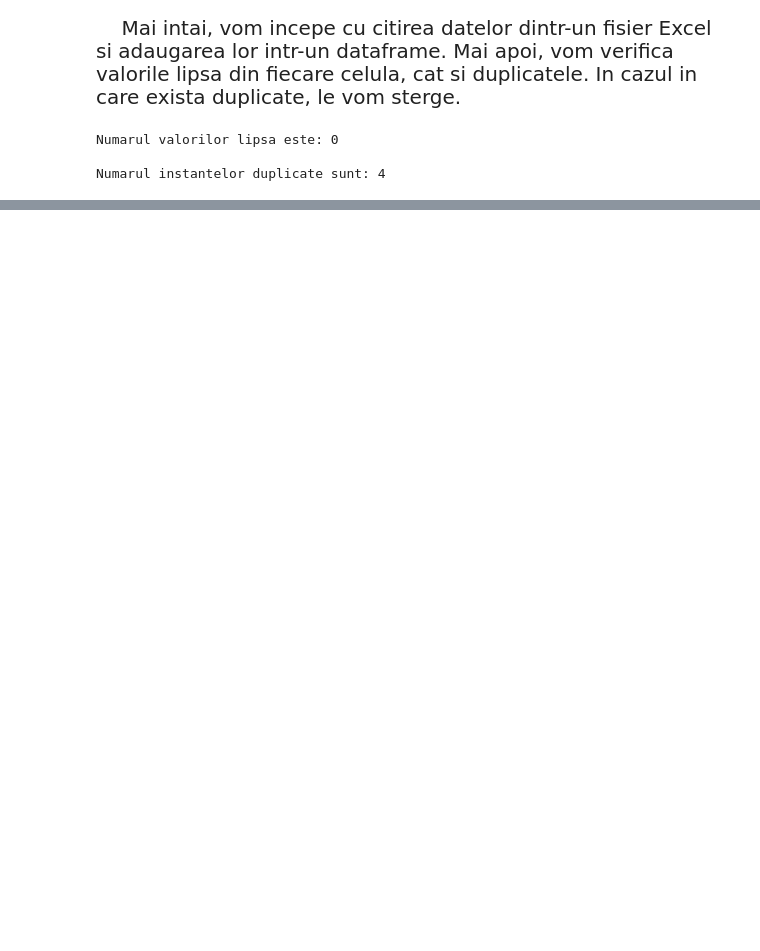
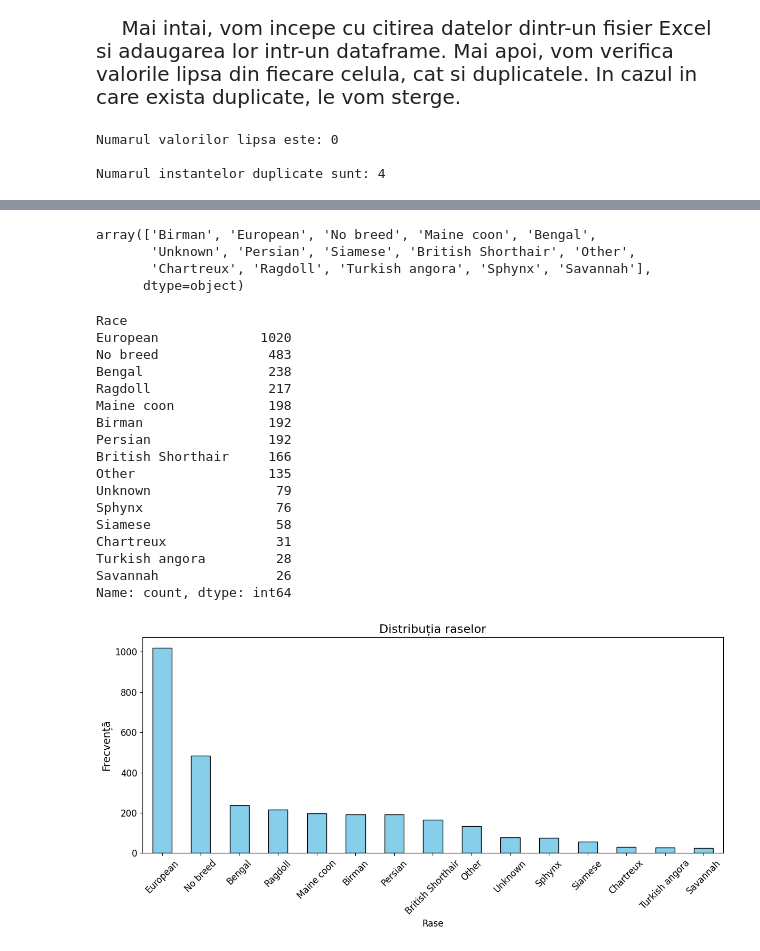
Before and after one commit to zaramihnea/Catology, a Jupyter notebook: catology-backend/Roxana/Homework1.ipynb, the cells around one changed output, grey strips where cells are left out. Cells and saved outputs as stored; diff of their text form; code cells hidden in the pictures; blank space fills up the shorter version.

```diff
--- a/catology-backend/Roxana/Homework1.ipynb
+++ b/catology-backend/Roxana/Homework1.ipynb
@@ -87,9 +23,0 @@ Valorile incorecte sunt: Unknown, 3, 2, 1
-# %%
-# Inlocuieste valorile "Unknown" cu 0
-df['The abundance of natural areas (tree, bushes, grass, etc.)'] = df['The abundance of natural areas (tree, bushes, grass, etc.)'].replace('Unknown', 0)
-
-# Transforma coloana in tip numeric
-df['The abundance of natural areas (tree, bushes, grass, etc.)'] = pd.to_numeric(df['The abundance of natural areas (tree, bushes, grass, etc.)'])
-
-# Verificam modificarile
-print(df['The abundance of natural areas (tree, bushes, grass, etc.)'].unique())
@@ -201,7 +23,0 @@ display(strong_corr_df)
-# %%
-from sklearn.preprocessing import LabelEncoder
-
-le = LabelEncoder()
-
-for column in df.select_dtypes(include=['object']).columns:
-    df[column] = le.fit_transform(df[column])
@@ -262,0 +44,47 @@ for column in df.columns:
+# %%
+df['Race'].unique()
+# %% [output]
+array(['Birman', 'European', 'No breed', 'Maine coon', 'Bengal',
+       'Unknown', 'Persian', 'Siamese', 'British Shorthair', 'Other',
+       'Chartreux', 'Ragdoll', 'Turkish angora', 'Sphynx', 'Savannah'],
+      dtype=object)
+# %%
+import matplotlib.pyplot as plt
+
+# Calculăm frecvența fiecărei valori unice
+distributie = df['Race'].value_counts()
+
+# Vizualizare tabelară
+print(distributie)
+
+# Ajustăm dimensiunea figurii
+plt.figure(figsize=(12, 6))  # Dimensiunea figurii: 12 unități lățime, 6 unități înălțime
+
+# Reprezentare grafică (bar chart)
+distributie.plot(kind='bar', color='skyblue', edgecolor='black')
+plt.title("Distribuția raselor", fontsize=16)
+plt.xlabel("Rase", fontsize=12)
+plt.ylabel("Frecvență", fontsize=14)
+plt.xticks(rotation=45, fontsize=12)  # Rotim și ajustăm dimensiunea etichetelor
+plt.yticks(fontsize=12)
+plt.tight_layout()  # Asigurăm o reprezentare estetică fără suprapuneri
+plt.show()
+# %% [output]
+Race
+European             1020
+No breed              483
+Bengal                238
+Ragdoll               217
+Maine coon            198
+Birman                192
+Persian               192
+British Shorthair     166
+Other                 135
+Unknown                79
+Sphynx                 76
+Siamese                58
+Chartreux              31
+Turkish angora         28
+Savannah               26
+Name: count, dtype: int64
+[figure, added]
```
Also changed, not shown: parts of 53 cells of this notebook, 3 other files.
